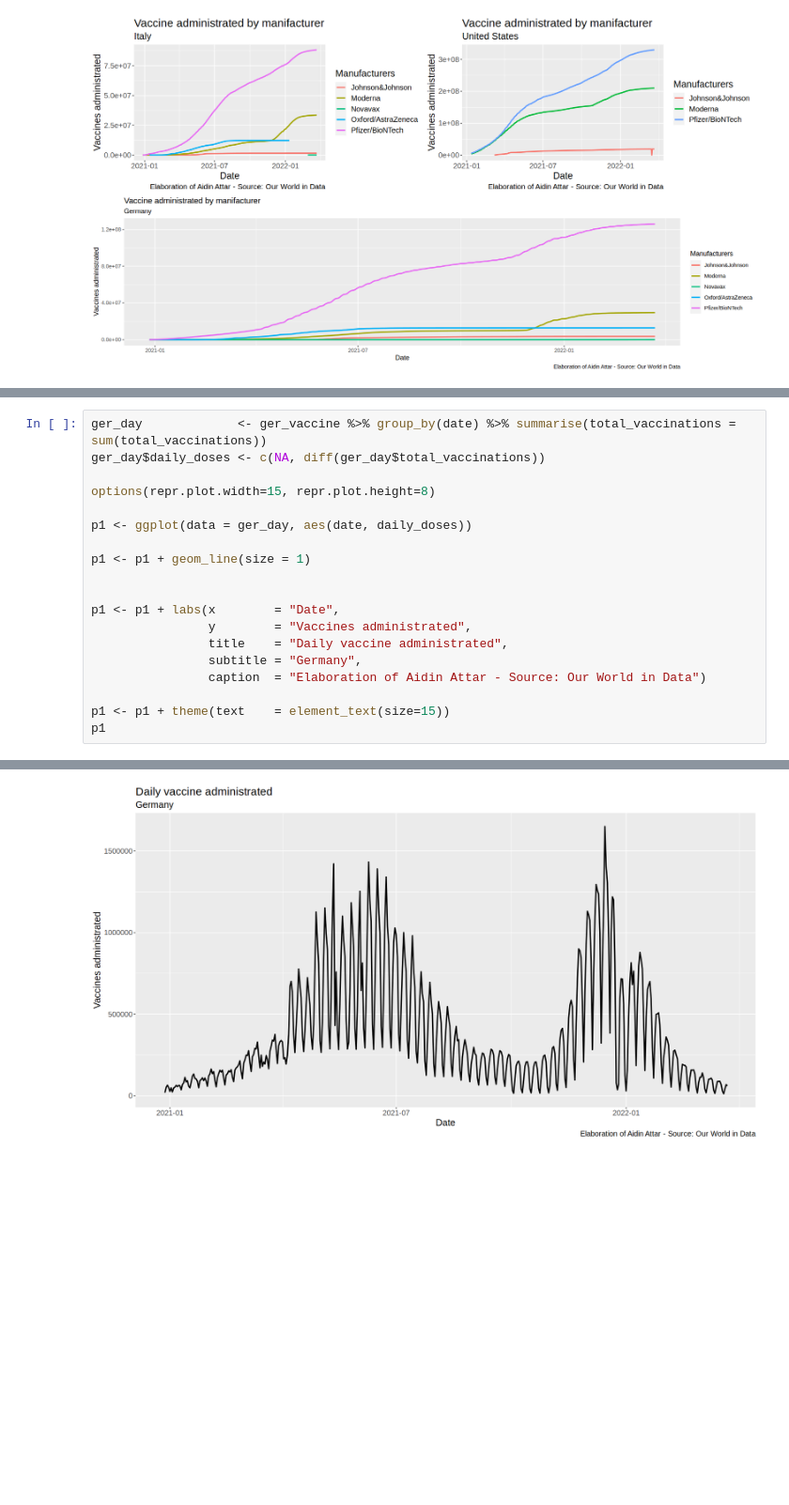
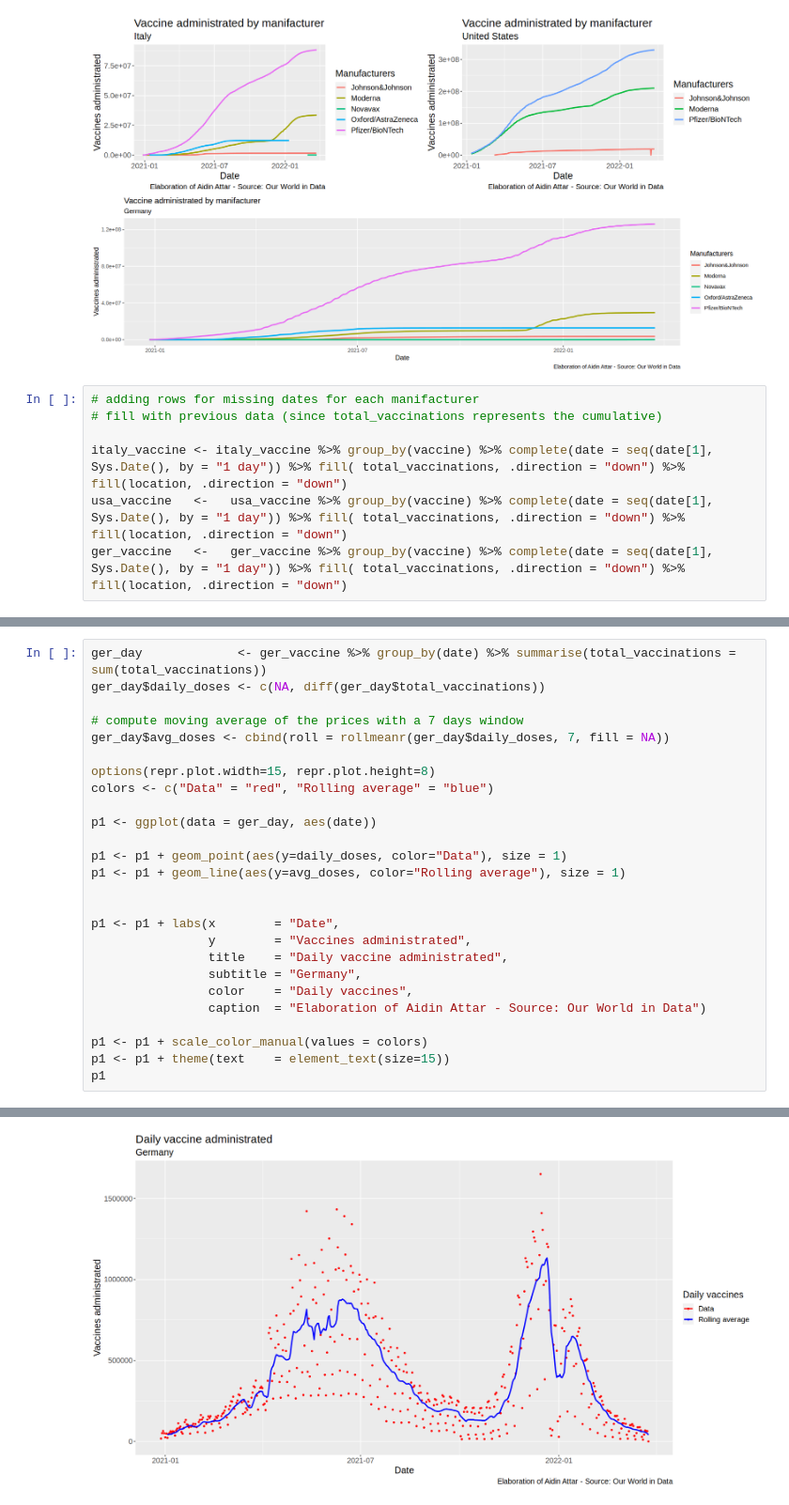
Before and after one commit to aidinattar/AS4PA, a Jupyter notebook: Exercise_1/Exercise1.ipynb, the cells around one changed output, grey strips where cells are left out. Shown at 94% size. Saved outputs shown, nothing was run; the diff lists cells and outputs as text; blank space fills up the shorter version.

Commit message:
correct results in vaccinations plots, add some plot. TODO add plot of first, second and booster doses in barplot

```diff
--- a/Exercise_1/Exercise1.ipynb
+++ b/Exercise_1/Exercise1.ipynb
@@ -397,6 +415,13 @@ pusa
 grid.arrange(arrangeGrob(pita, pusa, ncol=2), pger, nrow = 2)
 # %% [output]
 [figure]
+# %%
+# adding rows for missing dates for each manifacturer
+# fill with previous data (since total_vaccinations represents the cumulative)
+
+italy_vaccine <- italy_vaccine %>% group_by(vaccine) %>% complete(date = seq(date[1], Sys.Date(), by = "1 day")) %>% fill( total_vaccinations, .direction = "down") %>% fill(location, .direction = "down")
+usa_vaccine   <-   usa_vaccine %>% group_by(vaccine) %>% complete(date = seq(date[1], Sys.Date(), by = "1 day")) %>% fill( total_vaccinations, .direction = "down") %>% fill(location, .direction = "down")
+ger_vaccine   <-   ger_vaccine %>% group_by(vaccine) %>% complete(date = seq(date[1], Sys.Date(), by = "1 day")) %>% fill( total_vaccinations, .direction = "down") %>% fill(location, .direction = "down")
 # %%
 italy_day             <- italy_vaccine %>% group_by(date) %>% summarise(total_vaccinations = sum(total_vaccinations))
 italy_day$daily_doses <- c(NA, diff(italy_day$total_vaccinations))
@@ -447,19 +490,26 @@ Warning message:
 ger_day             <- ger_vaccine %>% group_by(date) %>% summarise(total_vaccinations = sum(total_vaccinations))
 ger_day$daily_doses <- c(NA, diff(ger_day$total_vaccinations))
 
+# compute moving average of the prices with a 7 days window
+ger_day$avg_doses <- cbind(roll = rollmeanr(ger_day$daily_doses, 7, fill = NA))
+
 options(repr.plot.width=15, repr.plot.height=8)
+colors <- c("Data" = "red", "Rolling average" = "blue")
 
-p1 <- ggplot(data = ger_day, aes(date, daily_doses))
+p1 <- ggplot(data = ger_day, aes(date))
 
-p1 <- p1 + geom_line(size = 1)
+p1 <- p1 + geom_point(aes(y=daily_doses, color="Data"), size = 1)
+p1 <- p1 + geom_line(aes(y=avg_doses, color="Rolling average"), size = 1)
 
 
 p1 <- p1 + labs(x        = "Date",
                 y        = "Vaccines administrated",
                 title    = "Daily vaccine administrated",
                 subtitle = "Germany",
+                color    = "Daily vaccines",
                 caption  = "Elaboration of Aidin Attar - Source: Our World in Data")
 
+p1 <- p1 + scale_color_manual(values = colors)
 p1 <- p1 + theme(text    = element_text(size=15))
 p1
 # %% [output]
@@ -468 +520 @@ Warning message:
-[figure, old version]
+[figure, new version]
```
Also changed, not shown: parts of 9 cells of this notebook, 2 other files.
